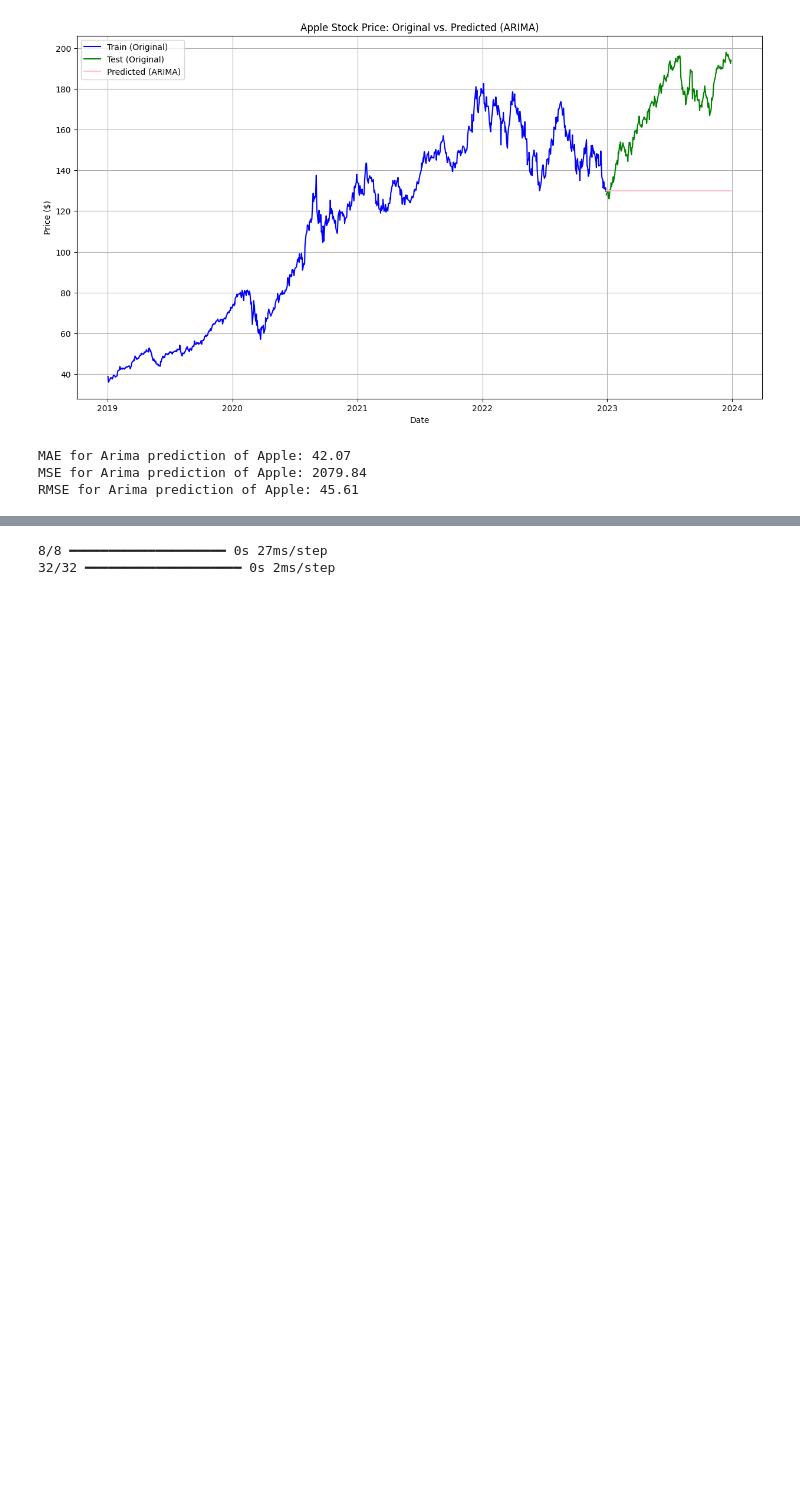
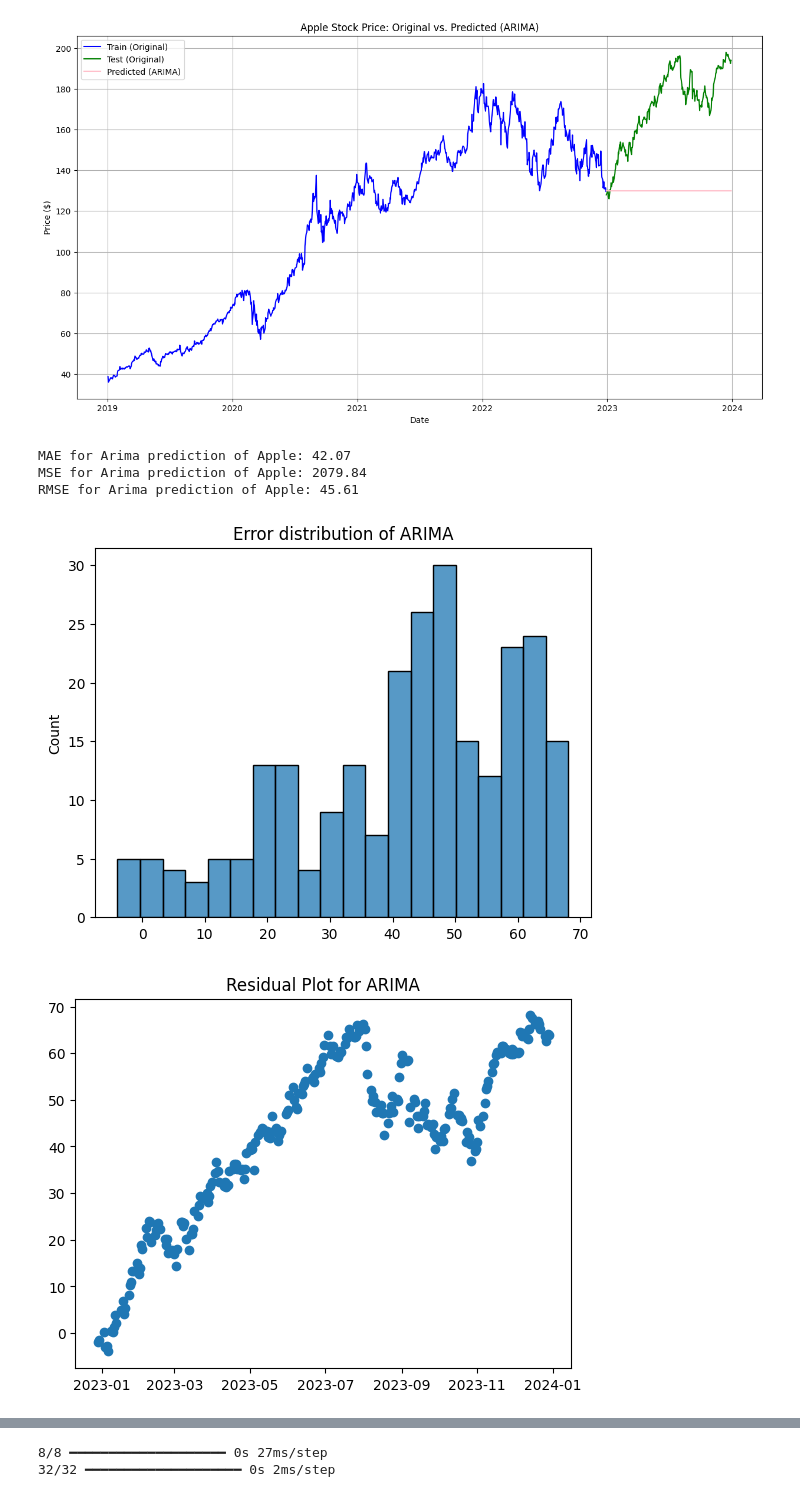
Before and after one commit to hongdaoyang512-bit/Stock_Analysis, a Jupyter notebook: Stock_Market_Prediction(4).ipynb, the cells around one changed output, grey strips where cells are left out. Saved outputs shown, nothing was run; the diff lists cells and outputs as text; code cells hidden in the pictures; blank space fills up the shorter version.

```diff
--- a/Stock_Market_Prediction(4).ipynb
+++ b/Stock_Market_Prediction(4).ipynb
@@ -305,6 +305,17 @@ print(f"RMSE for Arima prediction of Apple: {rmse_arima:.2f}")
 MAE for Arima prediction of Apple: 42.07
 MSE for Arima prediction of Apple: 2079.84
 RMSE for Arima prediction of Apple: 45.61
+# %%
+sns.histplot(test_arima - Arima_pred, bins=20)
+plt.title('Error distribution of ARIMA')
+plt.show()
+
+plt.scatter(Arima_pred.index, test_arima - Arima_pred)
+plt.title('Residual Plot for ARIMA')
+plt.show()
+# %% [output]
+[figure, added]
+[figure, added]
 # %%
 #LSTM
 WINDOW_SIZE = 5
```
Also changed, not shown: parts of 5 cells of this notebook.
